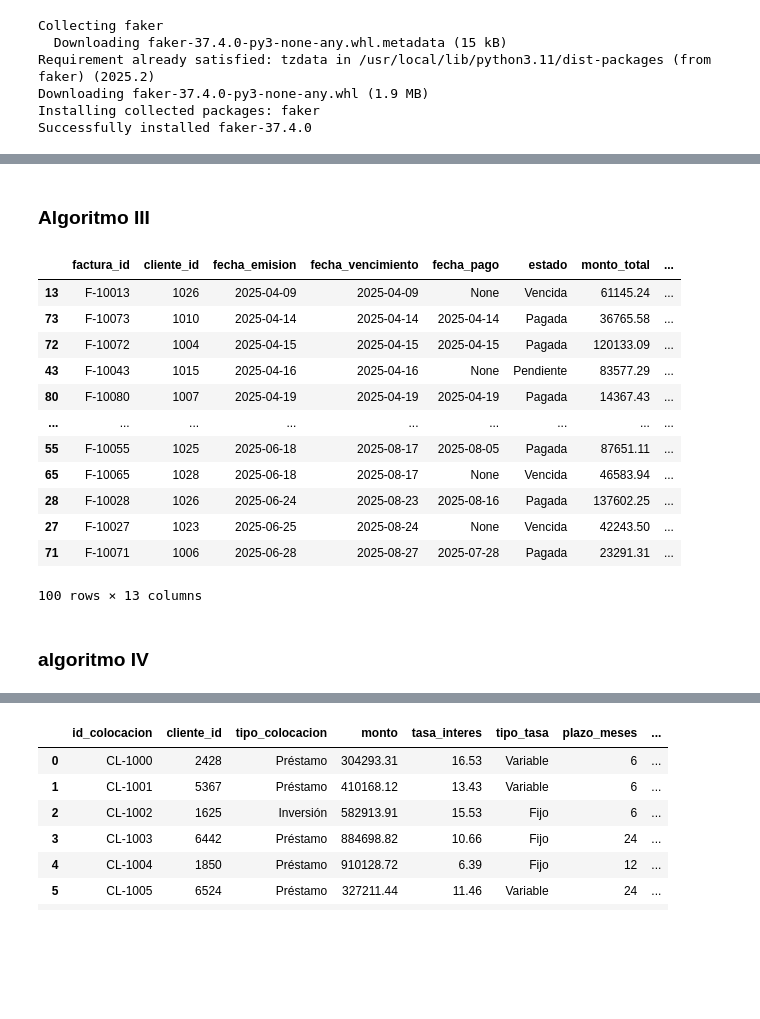
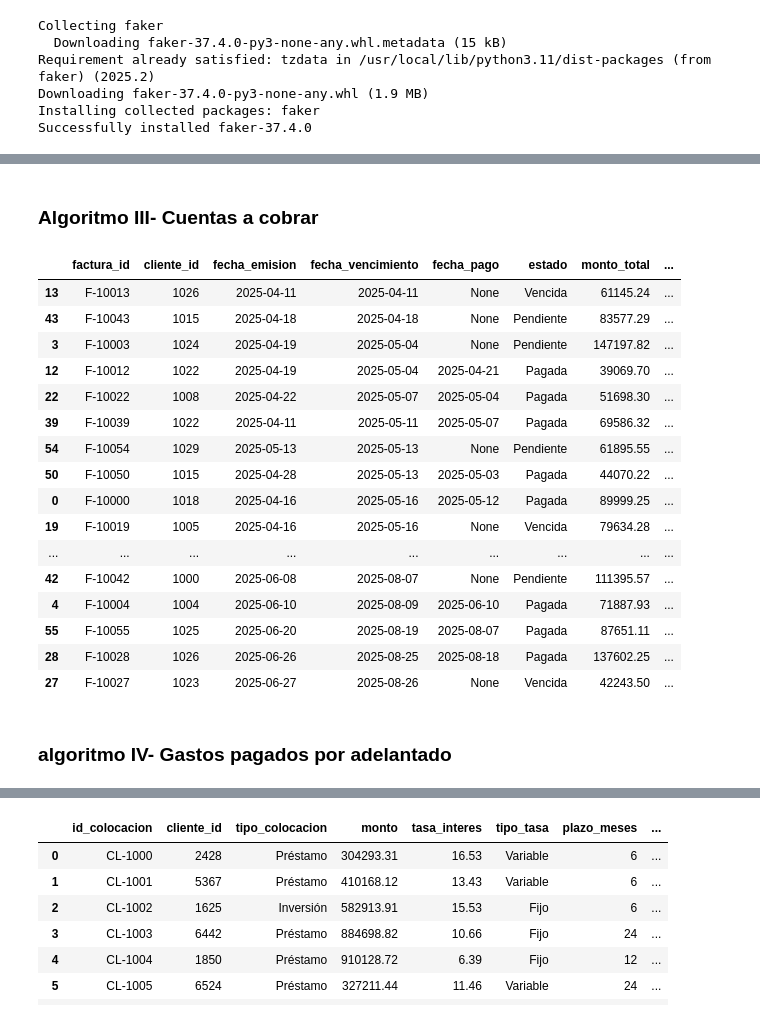
Before and after one commit to Viny2030/mi_proyecto, a Jupyter notebook: datasetlibro_balances.ipynb, the cells around one changed output, grey strips where cells are left out. Drawn from its saved outputs; the diff is of its cells as text; code cells hidden in the pictures; blank space fills up the shorter version.

```diff
--- a/datasetlibro_balances.ipynb
+++ b/datasetlibro_balances.ipynb
@@ -212,5 +212,5 @@ df_merged
 # %% [markdown]
-### Algoritmo III
+### Algoritmo III- Cuentas a cobrar
 # %%
 import pandas as pd
 import numpy as np
@@ -226,7 +226,7 @@ Faker.seed(123)
 
 # Parámetros
 num_clientes = 30
-num_facturas = 100
+num_facturas = 60
 tipos_cliente = ['Empresa', 'Individuo']
 estados_posibles = ['Pagada', 'Pendiente', 'Vencida', 'Parcialmente Pagada']
 condiciones_pago = [0, 15, 30, 60]  # en días
@@ -268,47 +268,51 @@ for i in range(num_facturas):
         'factura_id': f'F-{10000 + i}',
         'cliente_id': cliente['cliente_id'],
         'fecha_emision': fecha_emision,
         'fecha_vencimiento': fecha_vencimiento,
         'fecha_pago': fecha_pago,
         'estado': estado,
         'monto_total': monto_total,
         'monto_pagado': monto_pagado,
         'saldo_pendiente': saldo_pendiente,
         'condicion_pago_dias': dias_pago
     })
 
 # Convertir a DataFrame
 df_facturas = pd.DataFrame(facturas)
 df_clientes = pd.DataFrame(clientes)
 
 # Unir para obtener listado final
 df_cuentas_cobrar = pd.merge(df_facturas, df_clientes, on='cliente_id')
 
 # Ordenar por fecha de vencimiento
 df_cuentas_cobrar.sort_values(by='fecha_vencimiento', inplace=True)
 
 # Mostrar muestra
 df_cuentas_cobrar
 
 # Guardar a CSV si lo necesitás
 df_cuentas_cobrar.to_csv("listado_cuentas_a_cobrar.csv", index=False)
 df_cuentas_cobrar
 # %% [output]
 |  | factura_id | cliente_id | fecha_emision | fecha_vencimiento | fecha_pago | estado | monto_total | ... |
-| 13 | F-10013 | 1026 | 2025-04-09 | 2025-04-09 | None | Vencida | 61145.24 | ... |
-| 73 | F-10073 | 1010 | 2025-04-14 | 2025-04-14 | 2025-04-14 | Pagada | 36765.58 | ... |
-| 72 | F-10072 | 1004 | 2025-04-15 | 2025-04-15 | 2025-04-15 | Pagada | 120133.09 | ... |
-| 43 | F-10043 | 1015 | 2025-04-16 | 2025-04-16 | None | Pendiente | 83577.29 | ... |
-| 80 | F-10080 | 1007 | 2025-04-19 | 2025-04-19 | 2025-04-19 | Pagada | 14367.43 | ... |
+| 13 | F-10013 | 1026 | 2025-04-11 | 2025-04-11 | None | Vencida | 61145.24 | ... |
+| 43 | F-10043 | 1015 | 2025-04-18 | 2025-04-18 | None | Pendiente | 83577.29 | ... |
+| 3 | F-10003 | 1024 | 2025-04-19 | 2025-05-04 | None | Pendiente | 147197.82 | ... |
+| 12 | F-10012 | 1022 | 2025-04-19 | 2025-05-04 | 2025-04-21 | Pagada | 39069.70 | ... |
+| 22 | F-10022 | 1008 | 2025-04-22 | 2025-05-07 | 2025-05-04 | Pagada | 51698.30 | ... |
+| 39 | F-10039 | 1022 | 2025-04-11 | 2025-05-11 | 2025-05-07 | Pagada | 69586.32 | ... |
+| 54 | F-10054 | 1029 | 2025-05-13 | 2025-05-13 | None | Pendiente | 61895.55 | ... |
+| 50 | F-10050 | 1015 | 2025-04-28 | 2025-05-13 | 2025-05-03 | Pagada | 44070.22 | ... |
+| 0 | F-10000 | 1018 | 2025-04-16 | 2025-05-16 | 2025-05-12 | Pagada | 89999.25 | ... |
+| 19 | F-10019 | 1005 | 2025-04-16 | 2025-05-16 | None | Vencida | 79634.28 | ... |
 | ... | ... | ... | ... | ... | ... | ... | ... | ... |
-| 55 | F-10055 | 1025 | 2025-06-18 | 2025-08-17 | 2025-08-05 | Pagada | 87651.11 | ... |
-| 65 | F-10065 | 1028 | 2025-06-18 | 2025-08-17 | None | Vencida | 46583.94 | ... |
-| 28 | F-10028 | 1026 | 2025-06-24 | 2025-08-23 | 2025-08-16 | Pagada | 137602.25 | ... |
-| 27 | F-10027 | 1023 | 2025-06-25 | 2025-08-24 | None | Vencida | 42243.50 | ... |
-| 71 | F-10071 | 1006 | 2025-06-28 | 2025-08-27 | 2025-07-28 | Pagada | 23291.31 | ... |
+| 42 | F-10042 | 1000 | 2025-06-08 | 2025-08-07 | None | Pendiente | 111395.57 | ... |
+| 4 | F-10004 | 1004 | 2025-06-10 | 2025-08-09 | 2025-06-10 | Pagada | 71887.93 | ... |
+| 55 | F-10055 | 1025 | 2025-06-20 | 2025-08-19 | 2025-08-07 | Pagada | 87651.11 | ... |
+| 28 | F-10028 | 1026 | 2025-06-26 | 2025-08-25 | 2025-08-18 | Pagada | 137602.25 | ... |
+| 27 | F-10027 | 1023 | 2025-06-27 | 2025-08-26 | None | Vencida | 42243.50 | ... |
-100 rows × 13 columns
 # %% [markdown]
-### algoritmo IV
+### algoritmo IV- Gastos pagados por adelantado
 # %%
 import pandas as pd
 import numpy as np
```
Also changed, not shown: parts of 35 cells of this notebook.
